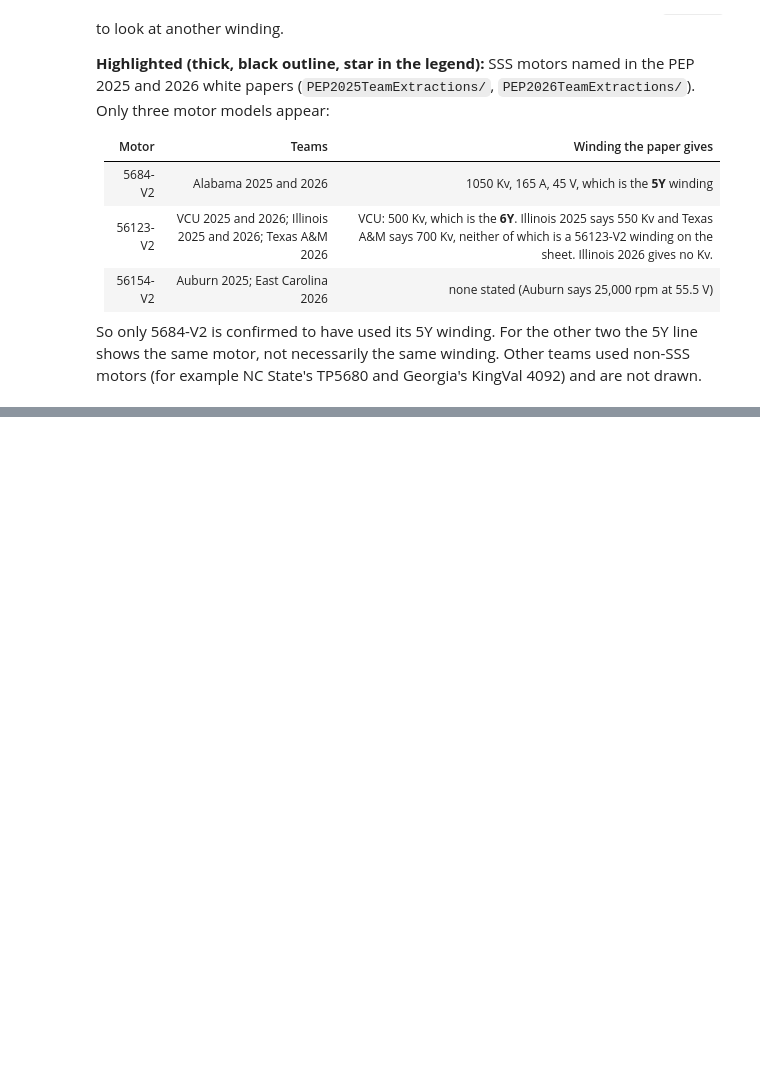
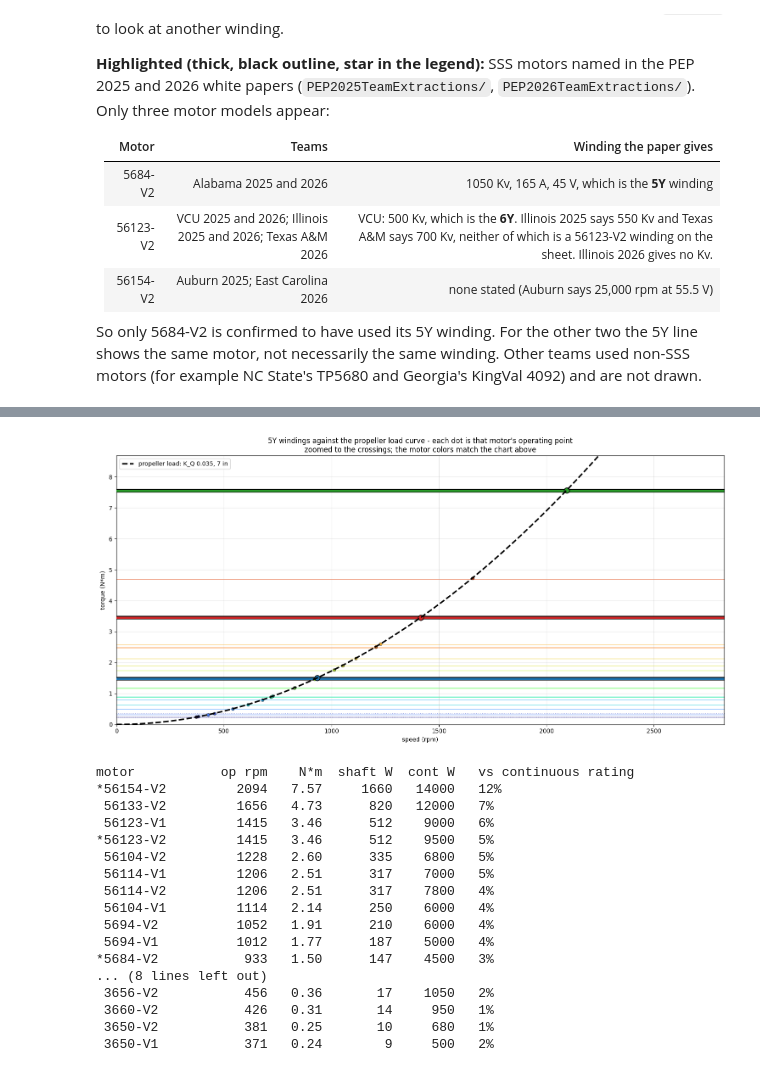
Before and after one commit to MarMar888/hav, a Jupyter notebook: optimization/willmarley.ipynb, the cells around one changed output, grey strips where cells are left out. Drawn from its saved outputs; the diff is of its cells as text; code cells hidden in the pictures; blank space fills up the shorter version.

```diff
--- a/optimization/willmarley.ipynb
+++ b/optimization/willmarley.ipynb
@@ -165,0 +273,62 @@ plt.show()
+# %%
+def operating_point(w):
+    """Where this winding's torque line crosses the propeller load curve: (rpm, N*m)."""
+    rpm_line, torque_line, _ = curve(w)
+    rpms = np.linspace(0, rpm_line[-1], 4000)
+    gap = np.interp(rpms, rpm_line, torque_line) - prop_torque(PROP_MID["K_Q"], PROP_MID["D_in"], rpms)
+    k = np.argmax(gap < 0)                      # first speed where the prop asks more than the motor has
+    return (rpms[k], prop_torque(PROP_MID["K_Q"], PROP_MID["D_in"], rpms[k])) if k > 0 else (0.0, 0.0)
+
+
+others = iter(plt.cm.turbo(np.linspace(0.02, 0.98, len(picked))))
+fig, ax = plt.subplots(figsize=(15, 7.5))
+top_rpm = 1.35 * max(operating_point(w)[0] for _, w in picked)
+for motor, w in picked:
+    rpm, torque, suspect = curve(w)
+    used = motor in USED_BY
+    color = USED_COLOR[motor] if used else next(others)
+    if used:
+        ax.plot(rpm, torque, color="black", lw=6, solid_capstyle="round", zorder=2)
+    ax.plot(rpm, torque, color=color, lw=3.5 if used else 1.2, alpha=1 if used else 0.55,
+            ls=":" if suspect else "-", zorder=3 if used else 1)
+    r_op, q_op = operating_point(w)
+    ax.plot(r_op, q_op, "o", ms=9 if used else 5, color=color, mec="black", mew=1.2 if used else 0.5, zorder=4)
+rpms = np.linspace(0, top_rpm, 300)
+ax.plot(rpms, prop_torque(PROP_MID["K_Q"], PROP_MID["D_in"], rpms), color="black", lw=2.5, ls="--",
+        label=f"propeller load: K_Q {PROP_MID['K_Q']:g}, {PROP_MID['D_in']:g} in", zorder=5)
+q_top = 1.15 * max(curve(w)[1][0] for _, w in picked)
+ax.set(xlabel="speed (rpm)", ylabel="torque (N*m)", xlim=(0, top_rpm), ylim=(0, q_top),
+       title=f"{WINDING} windings against the propeller load curve - each dot is that motor's operating point\n"
+             f"zoomed to the crossings; the motor colors match the chart above")
+ax.grid(alpha=0.3)
+ax.legend(loc="upper left")
+plt.tight_layout()
+plt.show()
+
+print(f"{'motor':<14}{'op rpm':>8}{'N*m':>7}{'shaft W':>9}{'cont W':>8}   vs continuous rating")
+for motor, w in sorted(picked, key=lambda t: -operating_point(t[1])[0]):
+    r_op, q_op = operating_point(w)
+    p_op = q_op * 2 * np.pi * r_op / 60
+    p_cont = MOTORS[motor]["p_cont"]
+    flag = "OVER" if p_op > p_cont else f"{100 * p_op / p_cont:.0f}%"
+    star = "*" if motor in USED_BY else " "
+    print(f"{star}{motor.replace('SSS ', ''):<13}{r_op:>8.0f}{q_op:>7.2f}{p_op:>9.0f}{p_cont:>8.0f}   {flag}")
+# %% [output]
+[figure, added]
+motor           op rpm    N*m  shaft W  cont W   vs continuous rating
+*56154-V2         2094   7.57     1660   14000   12%
+ 56133-V2         1656   4.73      820   12000   7%
+ 56123-V1         1415   3.46      512    9000   6%
+*56123-V2         1415   3.46      512    9500   5%
+ 56104-V2         1228   2.60      335    6800   5%
+ 56114-V1         1206   2.51      317    7000   5%
+ 56114-V2         1206   2.51      317    7800   4%
+ 56104-V1         1114   2.14      250    6000   4%
+ 5694-V2          1052   1.91      210    6000   4%
+ 5694-V1          1012   1.77      187    5000   4%
+*5684-V2           933   1.50      147    4500   3%
+... (8 lines left out)
+ 3656-V2           456   0.36       17    1050   2%
+ 3660-V2           426   0.31       14     950   1%
+ 3650-V2           381   0.25       10     680   1%
+ 3650-V1           371   0.24        9     500   2%
```
Also changed, not shown: parts of 9 cells of this notebook, 3 other files.
